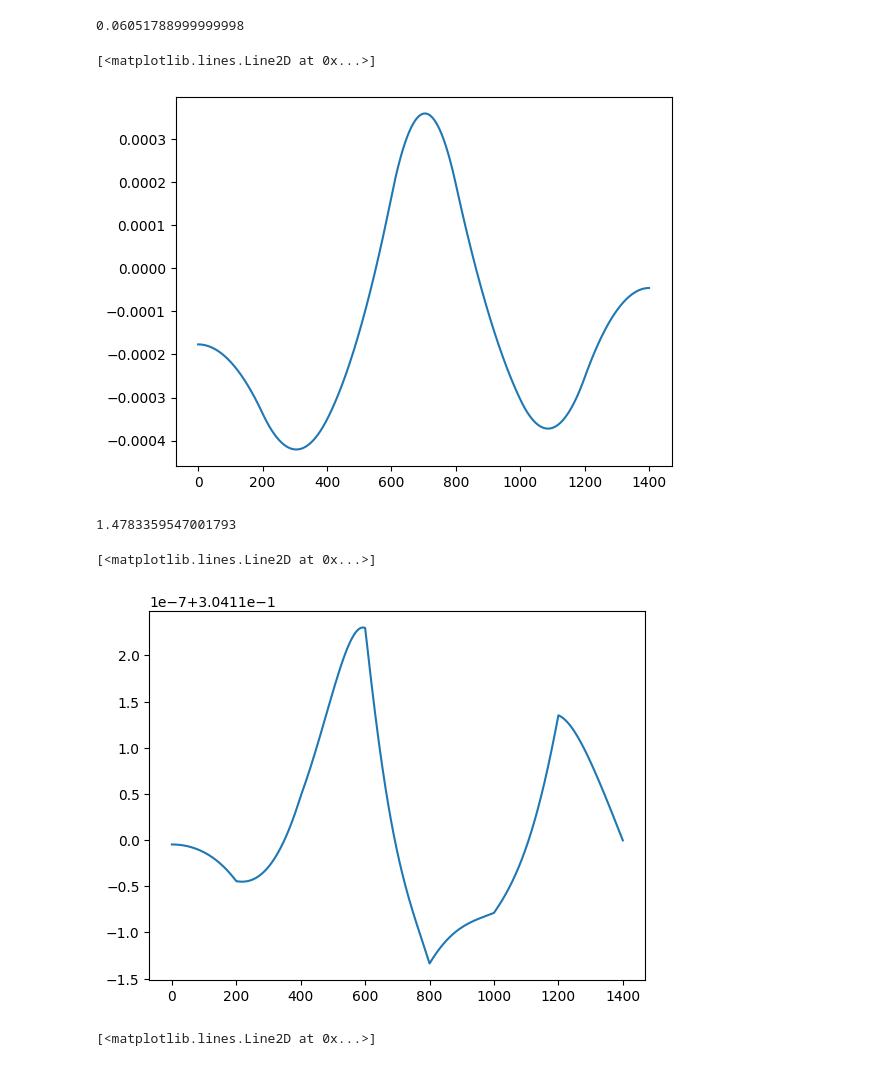
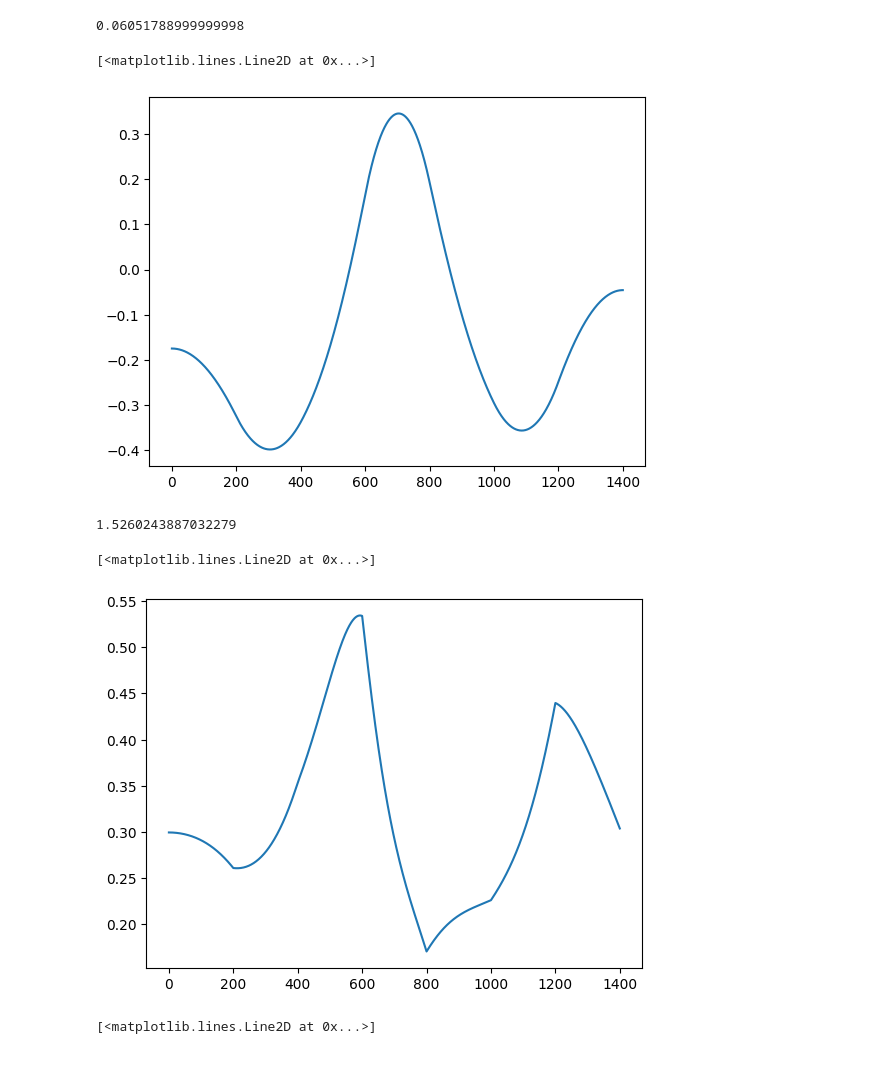
Before and after one commit to angrycompany16/Fysikk-lab, a Jupyter notebook: baneform_H23 david.ipynb, the cells around one changed output. Saved outputs shown, nothing was run; the diff lists cells and outputs as text; code cells hidden in the pictures.

```diff
--- a/baneform_H23 david.ipynb
+++ b/baneform_H23 david.ipynb
@@ -136,12 +136,12 @@ print(K)
 # %% [output]
 0.06051788999999998
 # %%
-beta = np.arctan(dy / 1000)
+beta = np.arctan(dy)
 
 plt.plot(x, beta)
 # %% [output]
 [<matplotlib.lines.Line2D at 0x...>]
-[figure, old version]
+[figure, new version]
 # %%
 v_new = v * np.cos(beta)
 delta_x = 0.001
@@ -154,15 +154,15 @@ for n in range(1, xmax):
 
 print(time)
 # %% [output]
-1.4783359547001793
+1.5260243887032279
 # %%
-a = np.power(v, 2) * d2y / (np.power(1 + np.power(dy, 2), 1.5) * 1000)
+a = np.power(v, 2) * d2y / (np.power(1 + np.power(dy, 2), 1.5)) * 1000
 N = m * (g * np.cos(beta) + a)
 
 plt.plot(x, N)
 # %% [output]
 [<matplotlib.lines.Line2D at 0x...>]
-[figure, old version]
+[figure, new version]
 # %%
 F = c * m * g * np.sin(beta) / (1 + c)
 plt.plot(x, F)
```
Also changed, not shown: 1 other file.
